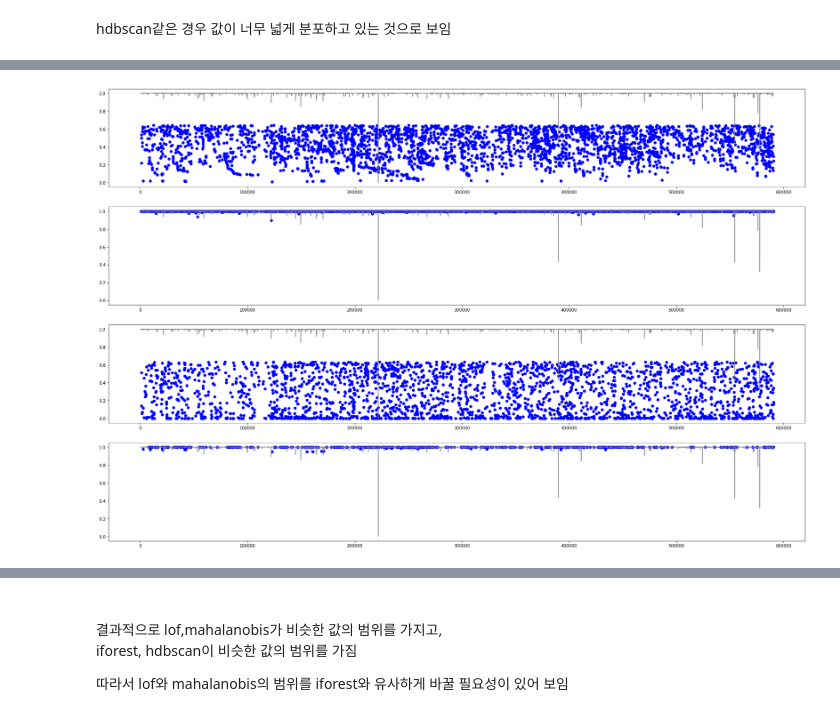
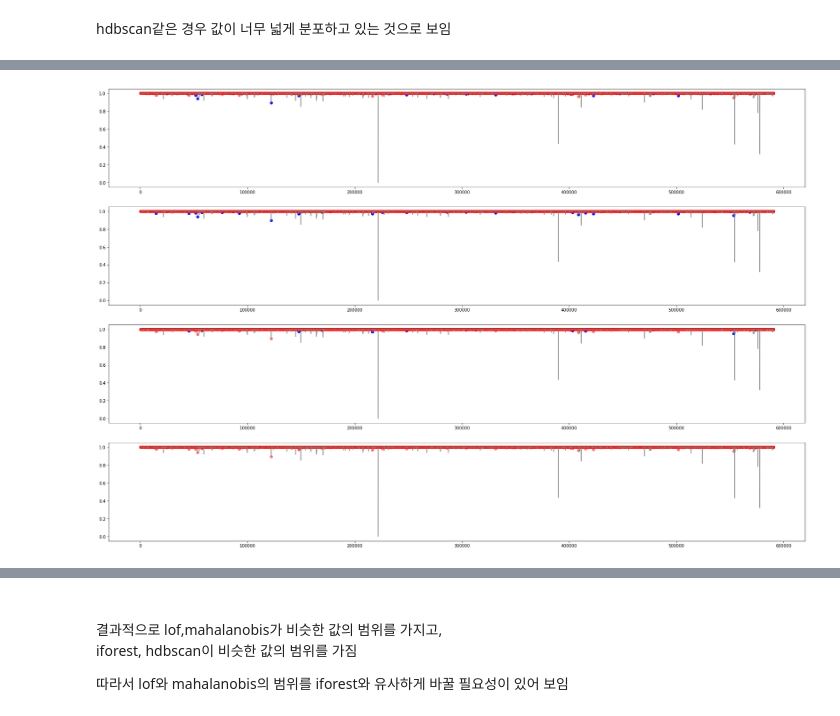
Before and after one commit to kkimlim2/outlier_detection, a Jupyter notebook: comparison.ipynb, the cells around one changed output, grey strips where cells are left out. Saved outputs shown, nothing was run; the diff lists cells and outputs as text; code cells hidden in the pictures.

```diff
--- a/comparison.ipynb
+++ b/comparison.ipynb
@@ -86,5 +102,7 @@ methods=['iforest','lof','hdbscan','mahalanobis']
 for i in range(4):
     axes[i].plot(target[['iforest scores']],color='grey',alpha=0.5)
     axes[i].scatter(target.loc[(target['isFraud']==1) & (target[methods[i]]==-1)].index,
-                    target.loc[(target['isFraud']==1) & (target[methods[i]]==-1),[methods[i]+' scores']],color='blue')
+                    target.loc[(target['isFraud']==1) & (target[methods[i]]==-1),['iforest scores']],color='blue')
+    axes[i].scatter(target.loc[(target['isFraud']==1) & (target[methods[i]]!=-1)].index,
+                    target.loc[(target['isFraud']==1) & (target[methods[i]]!=-1),['iforest scores']],color='orange',alpha=0.6)
 # %% [output]
@@ -92,11 +110,13 @@ for i in range(4):
 # %%
 fig,axes=plt.subplots(4,figsize=(30,20))
-methods=['iforest','lof','hdbscan','mahalanobis']
 for i in range(4):
     axes[i].plot(target[['lof scores']],color='grey',alpha=0.9)
     axes[i].scatter(target.loc[(target['isFraud']==1) & (target[methods[i]]==-1)].index,
-                    target.loc[(target['isFraud']==1) & (target[methods[i]]==-1),[methods[i]+' scores']],color='blue')
+                    target.loc[(target['isFraud']==1) & (target[methods[i]]==-1),['lof scores']],color='blue')
+    axes[i].scatter(target.loc[(target['isFraud']==1) & (target[methods[i]]!=-1)].index,
+                    target.loc[(target['isFraud']==1) & (target[methods[i]]!=-1),['lof scores']],color='red',
+                               alpha=0.5)
 # %% [output]
-[figure, old version]
+[figure, new version]
 # %%
 fig,axes=plt.subplots(4,figsize=(30,20))
```
Also changed, not shown: parts of 4 cells of this notebook.
